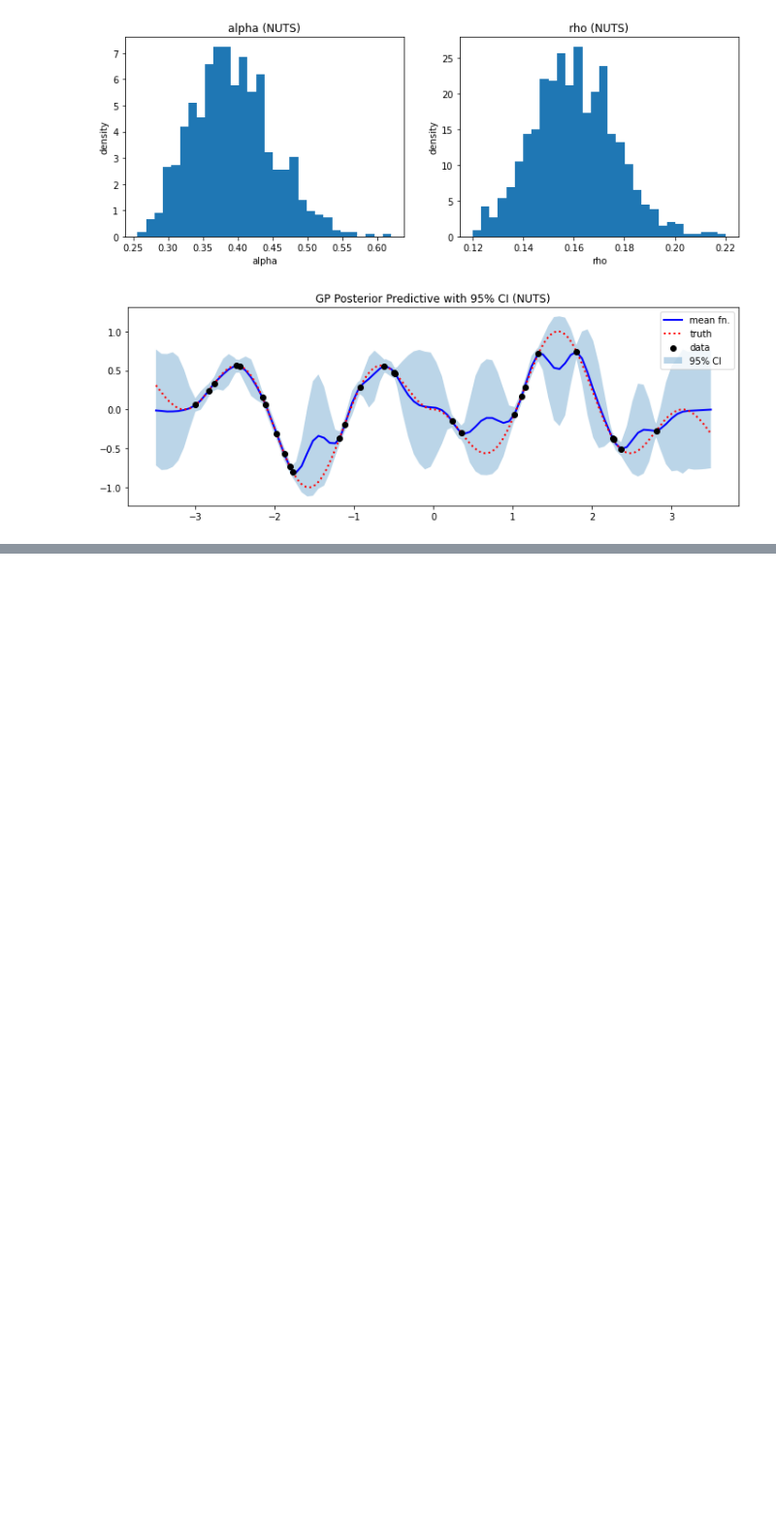
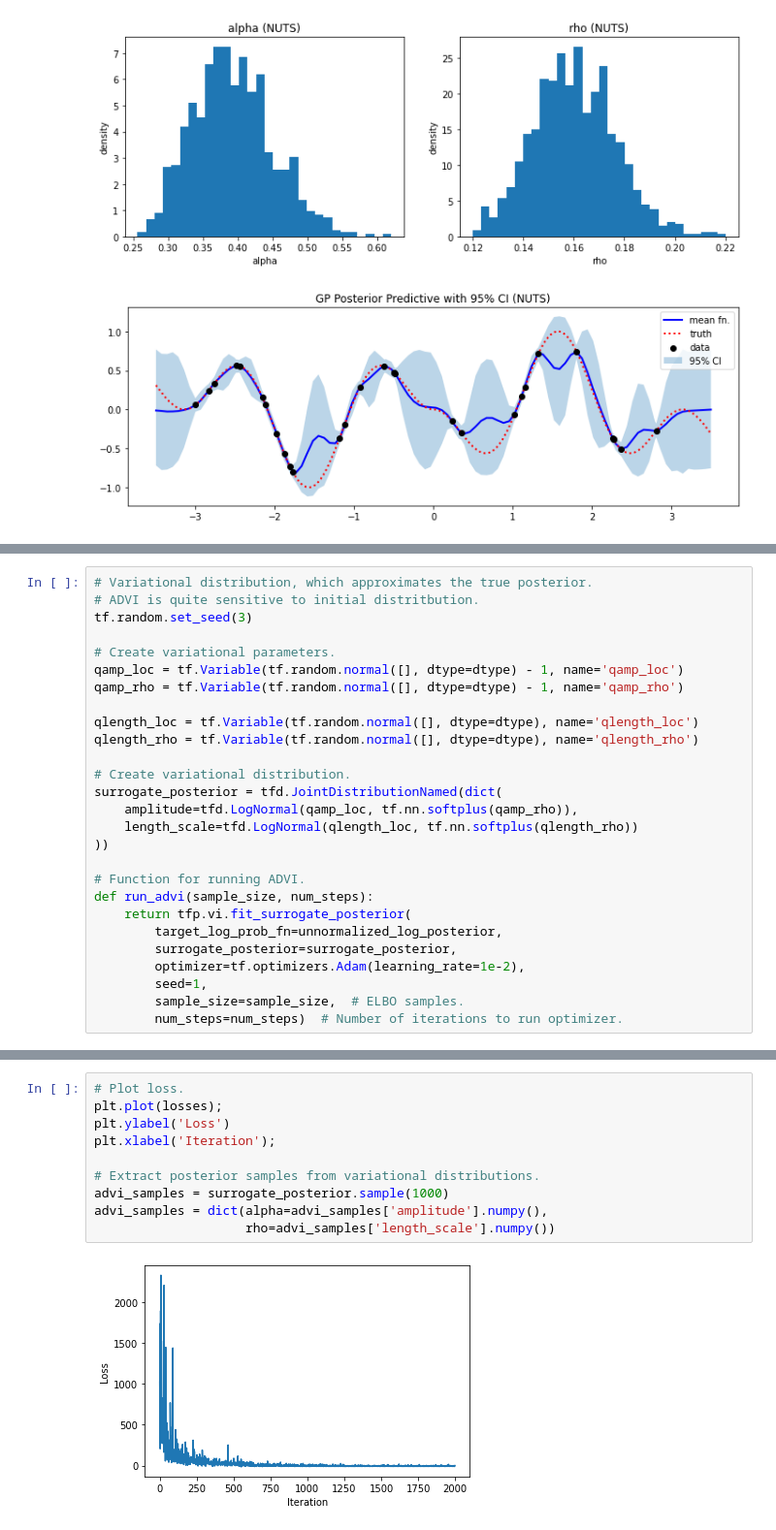
Before and after one commit to luiarthur/TuringBnpBenchmarks, a Jupyter notebook: src/gp/notebooks/gp_tfp.ipynb, the cells around one changed output, grey strips where cells are left out. Shown at 97% size. Saved outputs shown, nothing was run; the diff lists cells and outputs as text; blank space fills up the shorter version.

```diff
--- a/src/gp/notebooks/gp_tfp.ipynb
+++ b/src/gp/notebooks/gp_tfp.ipynb
@@ -194,0 +199,27 @@ gp_plot_util.make_plots(nuts_samples, suffix="NUTS",
+# %%
+# Variational distribution, which approximates the true posterior.
+# ADVI is quite sensitive to initial distritbution.
+tf.random.set_seed(3)
+
+# Create variational parameters.
+qamp_loc = tf.Variable(tf.random.normal([], dtype=dtype) - 1, name='qamp_loc')
+qamp_rho = tf.Variable(tf.random.normal([], dtype=dtype) - 1, name='qamp_rho')
+
+qlength_loc = tf.Variable(tf.random.normal([], dtype=dtype), name='qlength_loc')
+qlength_rho = tf.Variable(tf.random.normal([], dtype=dtype), name='qlength_rho')
+
+# Create variational distribution.
+surrogate_posterior = tfd.JointDistributionNamed(dict(
+    amplitude=tfd.LogNormal(qamp_loc, tf.nn.softplus(qamp_rho)),
+    length_scale=tfd.LogNormal(qlength_loc, tf.nn.softplus(qlength_rho))
+))
+
+# Function for running ADVI.
+def run_advi(sample_size, num_steps):
+    return tfp.vi.fit_surrogate_posterior(
+        target_log_prob_fn=unnormalized_log_posterior,
+        surrogate_posterior=surrogate_posterior,
+        optimizer=tf.optimizers.Adam(learning_rate=1e-2),
+        seed=1,
+        sample_size=sample_size,  # ELBO samples.
+        num_steps=num_steps)  # Number of iterations to run optimizer.
@@ -194,0 +232,12 @@ gp_plot_util.make_plots(nuts_samples, suffix="NUTS",
+# %%
+# Plot loss.
+plt.plot(losses);
+plt.ylabel('Loss')
+plt.xlabel('Iteration');
+
+# Extract posterior samples from variational distributions.
+advi_samples = surrogate_posterior.sample(1000)
+advi_samples = dict(alpha=advi_samples['amplitude'].numpy(),
+                    rho=advi_samples['length_scale'].numpy())
+# %% [output]
+[figure, added]
```
Also changed, not shown: parts of 9 cells of this notebook, 5 other files.
